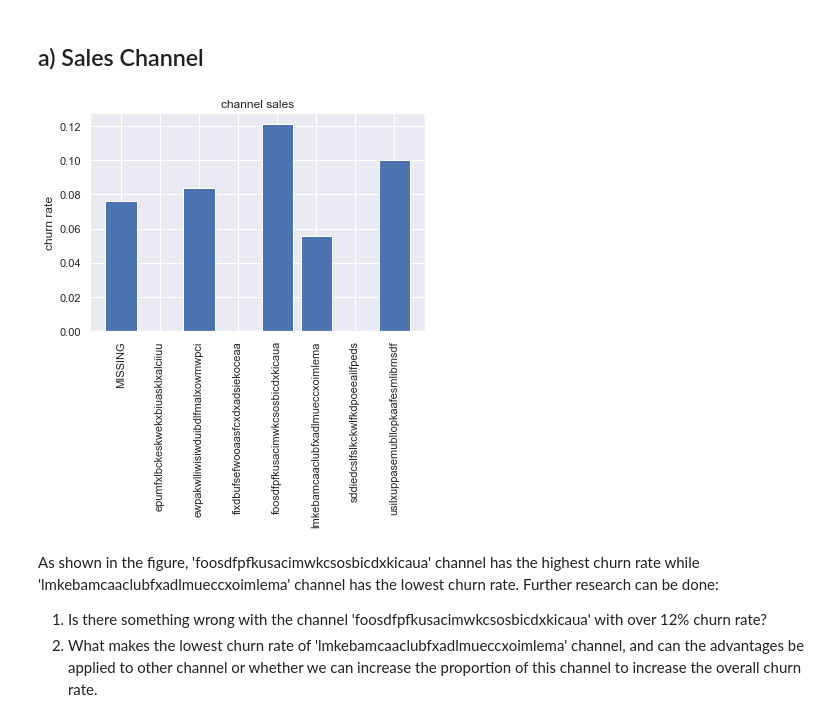
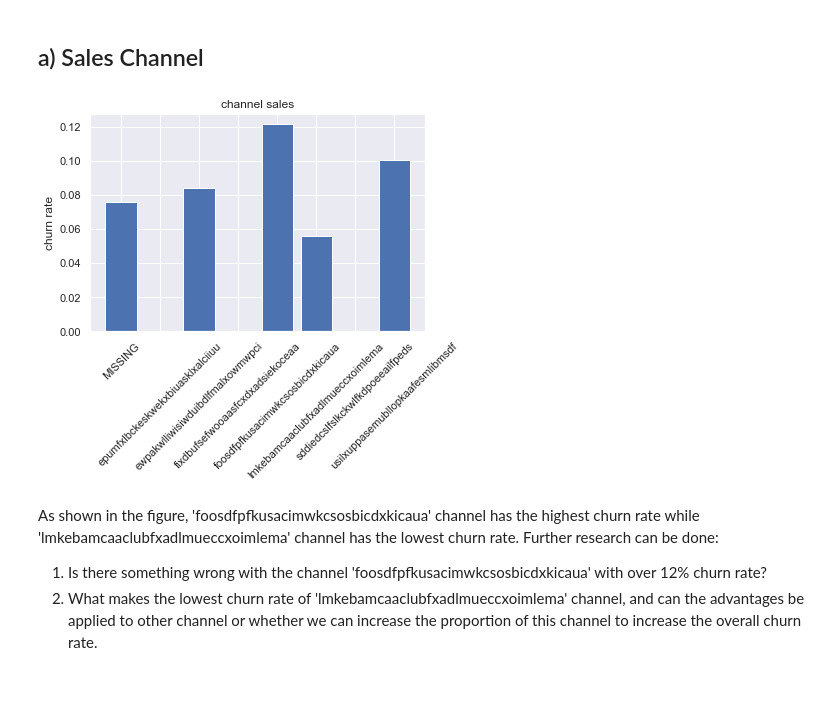
Before and after one commit to jingxie9816/BCG-Data-Science-Advanced-Analytics-Virtual-Experience-Program, a Jupyter notebook: Exploratory Data Analysis/Exploratory Data Analysis.ipynb, the cells around one changed output. Saved outputs shown, nothing was run; the diff lists cells and outputs as text; code cells hidden in the pictures; blank space fills up the shorter version.

```diff
--- a/Exploratory Data Analysis/Exploratory Data Analysis.ipynb
+++ b/Exploratory Data Analysis/Exploratory Data Analysis.ipynb
@@ -202,9 +202,9 @@ def plot_bar(sub_df, title_, rotation_):
     plt.show()
 # %%
 by_channel=client_df.groupby('channel_sales')['churn'].mean()
-plot_bar(by_channel,'channel sales', 'vertical')
+plot_bar(by_channel,'channel sales', 45)
 # %% [output]
-[figure, old version]
+[figure, new version]
 # %% [markdown]
 As shown in the figure, 'foosdfpfkusacimwkcsosbicdxkicaua' channel has the highest churn rate while 'lmkebamcaaclubfxadlmueccxoimlema' channel has the lowest churn rate.
 Further research can be done:
```
